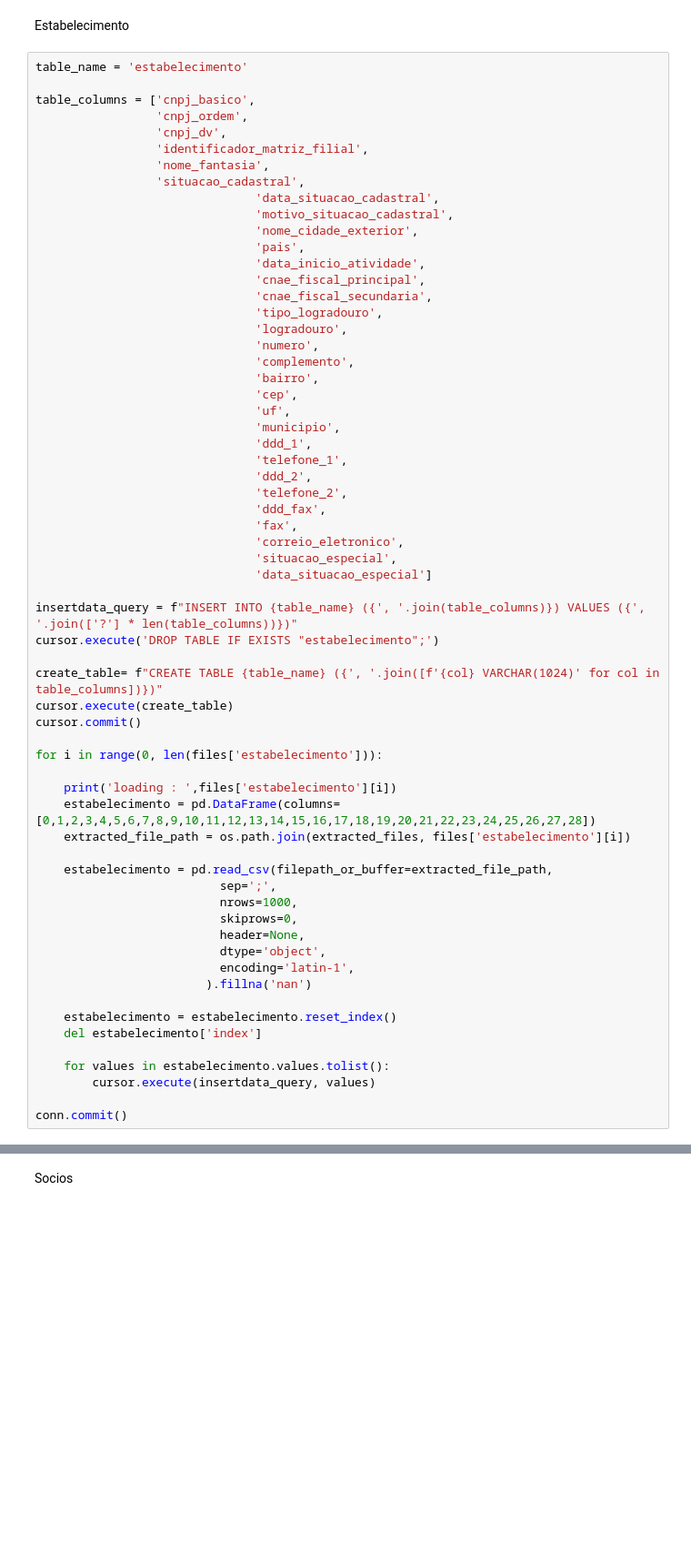
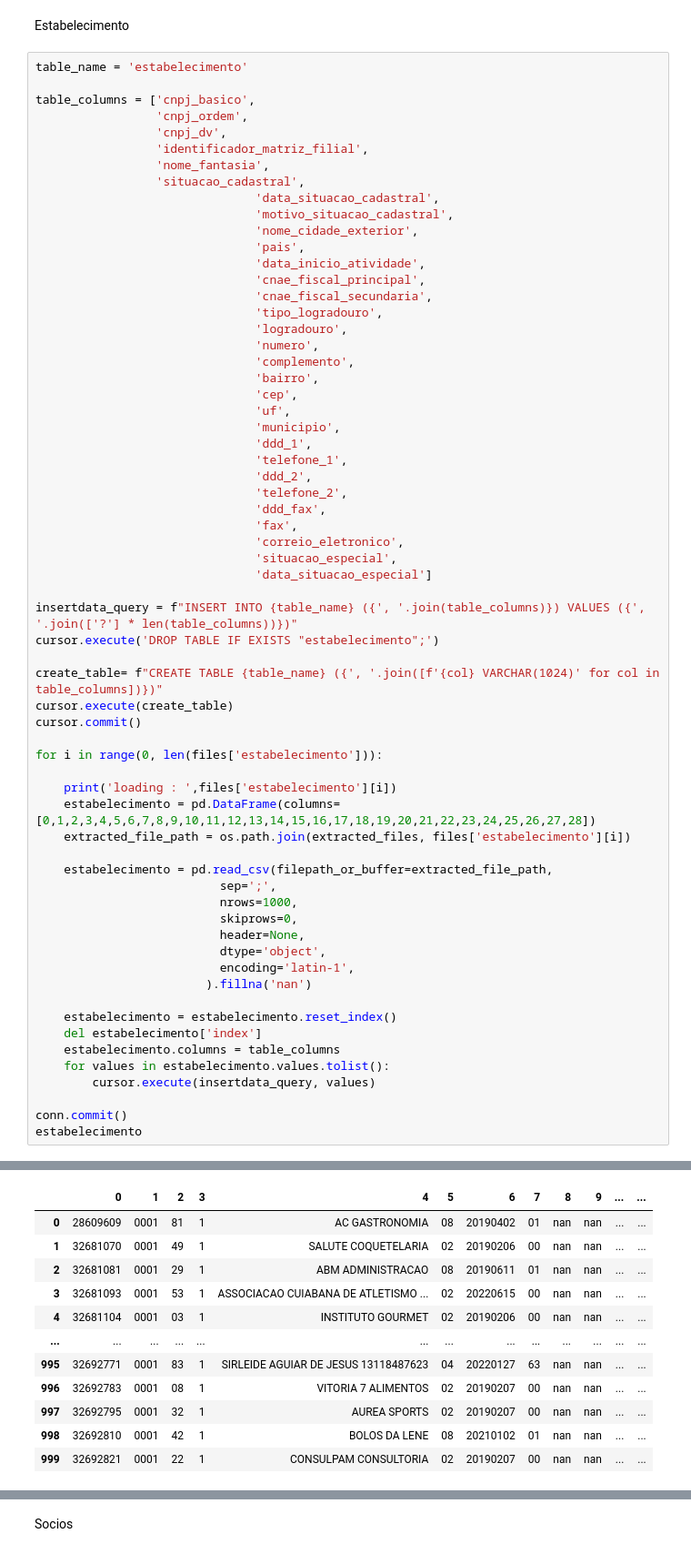
Before and after one commit to JeremiasJunior/gov_data, a Jupyter notebook: main.ipynb, the cells around one changed output, grey strips where cells are left out. Shown at 91% size. Saved outputs shown, nothing was run; the diff lists cells and outputs as text; blank space fills up the shorter version.

Commit message:
columns fixed

```diff
--- a/main.ipynb
+++ b/main.ipynb
@@ -255,31 +273,44 @@ for i in range(0, len(files['estabelecimento'])):
     print('loading : ',files['estabelecimento'][i])
     estabelecimento = pd.DataFrame(columns=[0,1,2,3,4,5,6,7,8,9,10,11,12,13,14,15,16,17,18,19,20,21,22,23,24,25,26,27,28])
     extracted_file_path = os.path.join(extracted_files, files['estabelecimento'][i])
 
     estabelecimento = pd.read_csv(filepath_or_buffer=extracted_file_path,
                           sep=';',
                           nrows=1000,
                           skiprows=0,
                           header=None,
                           dtype='object',
                           encoding='latin-1',
                         ).fillna('nan')
 
     estabelecimento = estabelecimento.reset_index()
     del estabelecimento['index']
-
+    estabelecimento.columns = table_columns
     for values in estabelecimento.values.tolist():
         cursor.execute(insertdata_query, values)
 
 conn.commit()
+estabelecimento
 # %% [output]
 loading :  K3241.K03200Y0.D30610.ESTABELE
 loading :  K3241.K03200Y1.D30610.ESTABELE
 loading :  K3241.K03200Y2.D30610.ESTABELE
 loading :  K3241.K03200Y3.D30610.ESTABELE
 loading :  K3241.K03200Y4.D30610.ESTABELE
 loading :  K3241.K03200Y5.D30610.ESTABELE
 loading :  K3241.K03200Y6.D30610.ESTABELE
 loading :  K3241.K03200Y7.D30610.ESTABELE
 loading :  K3241.K03200Y8.D30610.ESTABELE
 loading :  K3241.K03200Y9.D30610.ESTABELE
+|  | 0 | 1 | 2 | 3 | 4 | 5 | 6 | 7 | 8 | 9 | ... | ... |
+| 0 | 28609609 | 0001 | 81 | 1 | AC GASTRONOMIA | 08 | 20190402 | 01 | nan | nan | ... | ... |
+| 1 | 32681070 | 0001 | 49 | 1 | SALUTE COQUETELARIA | 02 | 20190206 | 00 | nan | nan | ... | ... |
+| 2 | 32681081 | 0001 | 29 | 1 | ABM ADMINISTRACAO | 08 | 20190611 | 01 | nan | nan | ... | ... |
+| 3 | 32681093 | 0001 | 53 | 1 | ASSOCIACAO CUIABANA DE ATLETISMO ... | 02 | 20220615 | 00 | nan | nan | ... | ... |
+| 4 | 32681104 | 0001 | 03 | 1 | INSTITUTO GOURMET | 02 | 20190206 | 00 | nan | nan | ... | ... |
+| ... | ... | ... | ... | ... | ... | ... | ... | ... | ... | ... | ... | ... |
+| 995 | 32692771 | 0001 | 83 | 1 | SIRLEIDE AGUIAR DE JESUS 13118487623 | 04 | 20220127 | 63 | nan | nan | ... | ... |
+| 996 | 32692783 | 0001 | 08 | 1 | VITORIA 7 ALIMENTOS | 02 | 20190207 | 00 | nan | nan | ... | ... |
+| 997 | 32692795 | 0001 | 32 | 1 | AUREA SPORTS | 02 | 20190207 | 00 | nan | nan | ... | ... |
+| 998 | 32692810 | 0001 | 42 | 1 | BOLOS DA LENE | 08 | 20210102 | 01 | nan | nan | ... | ... |
+| 999 | 32692821 | 0001 | 22 | 1 | CONSULPAM CONSULTORIA | 02 | 20190207 | 00 | nan | nan | ... | ... |
```
Also changed, not shown: parts of 14 cells of this notebook.
